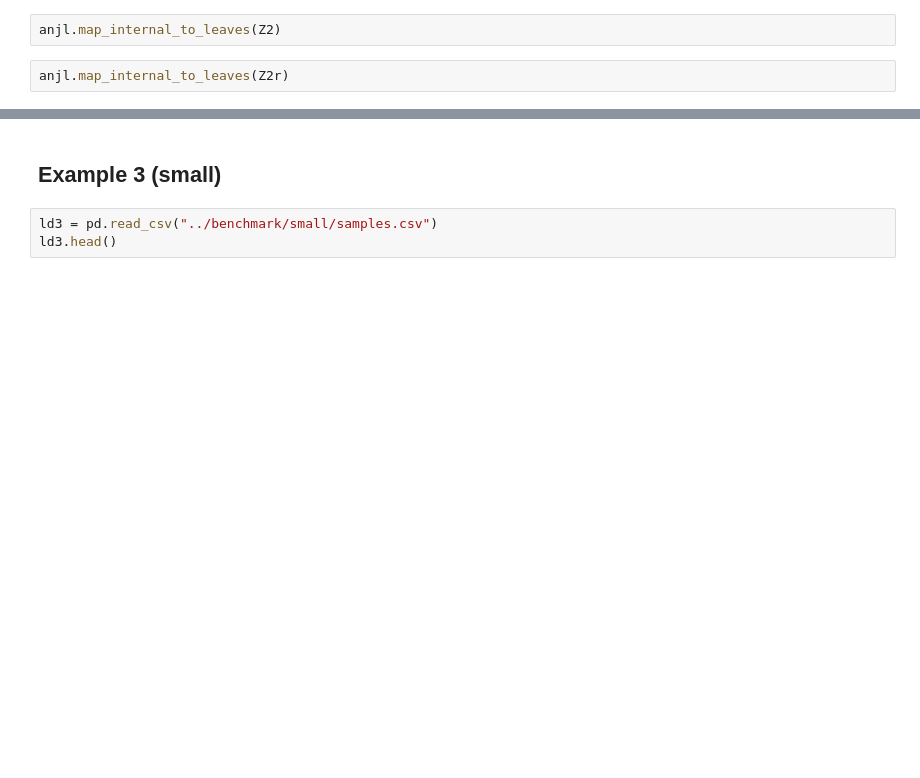
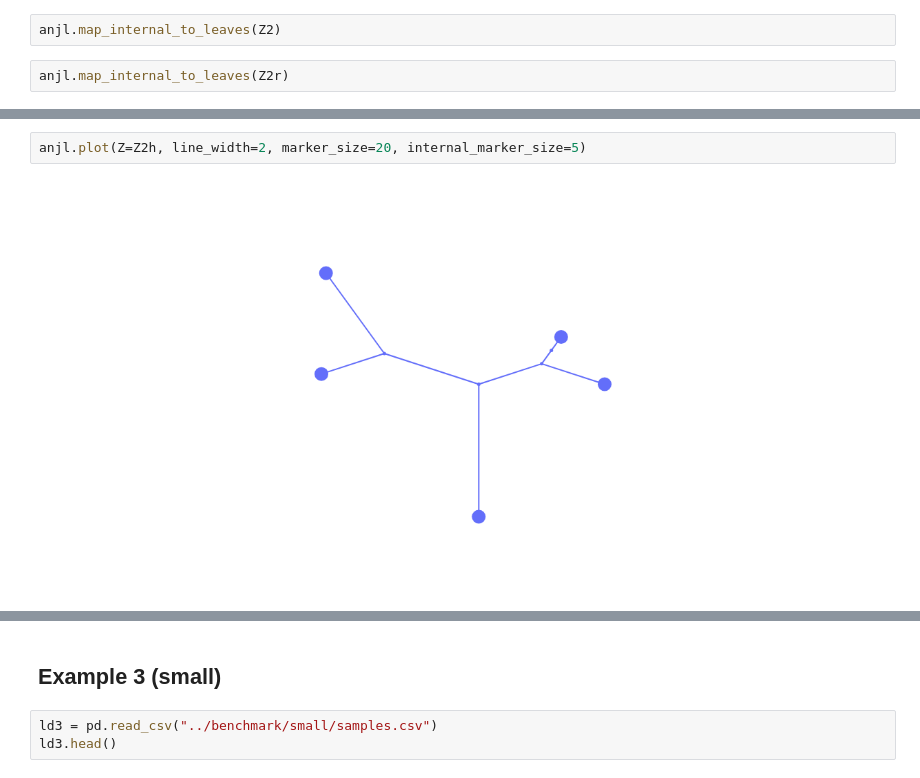
Before and after one commit to alimanfoo/anjl, a Jupyter notebook: sandbox/plot.ipynb, the cells around one changed output, grey strips where cells are left out. Cells and saved outputs as stored; diff of their text form; blank space fills up the shorter version.

```diff
--- a/sandbox/plot.ipynb
+++ b/sandbox/plot.ipynb
@@ -204,2 +295,6 @@ anjl.plot(Z=Z2, line_width=2, marker_size=20, internal_marker_size=5)
+# %%
+anjl.plot(Z=Z2h, line_width=2, marker_size=20, internal_marker_size=5)
+# %% [output]
+[figure, added]
 # %%
 anjl.plot(Z=Z2r, line_width=2, marker_size=20, internal_marker_size=5)
```
Also changed, not shown: parts of 23 cells of this notebook, 1 other file.
